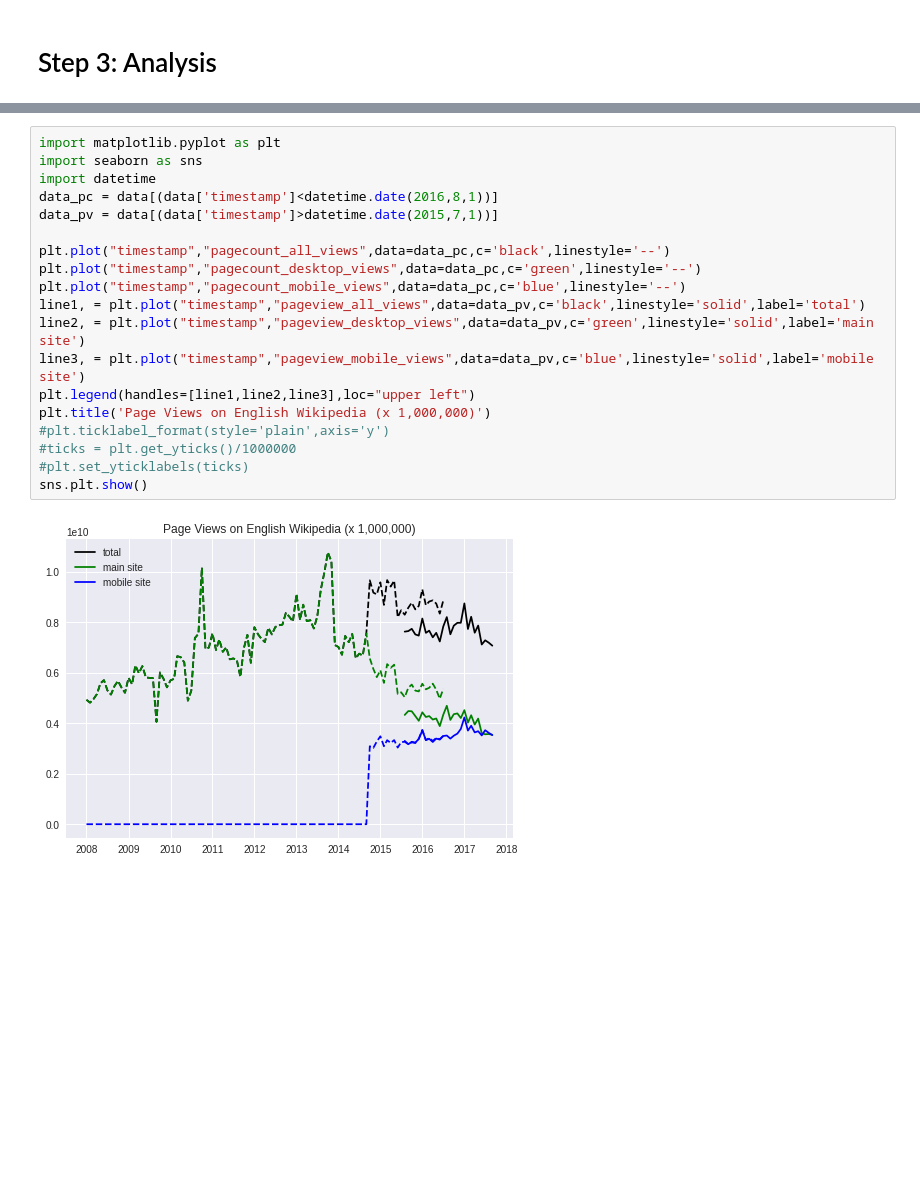
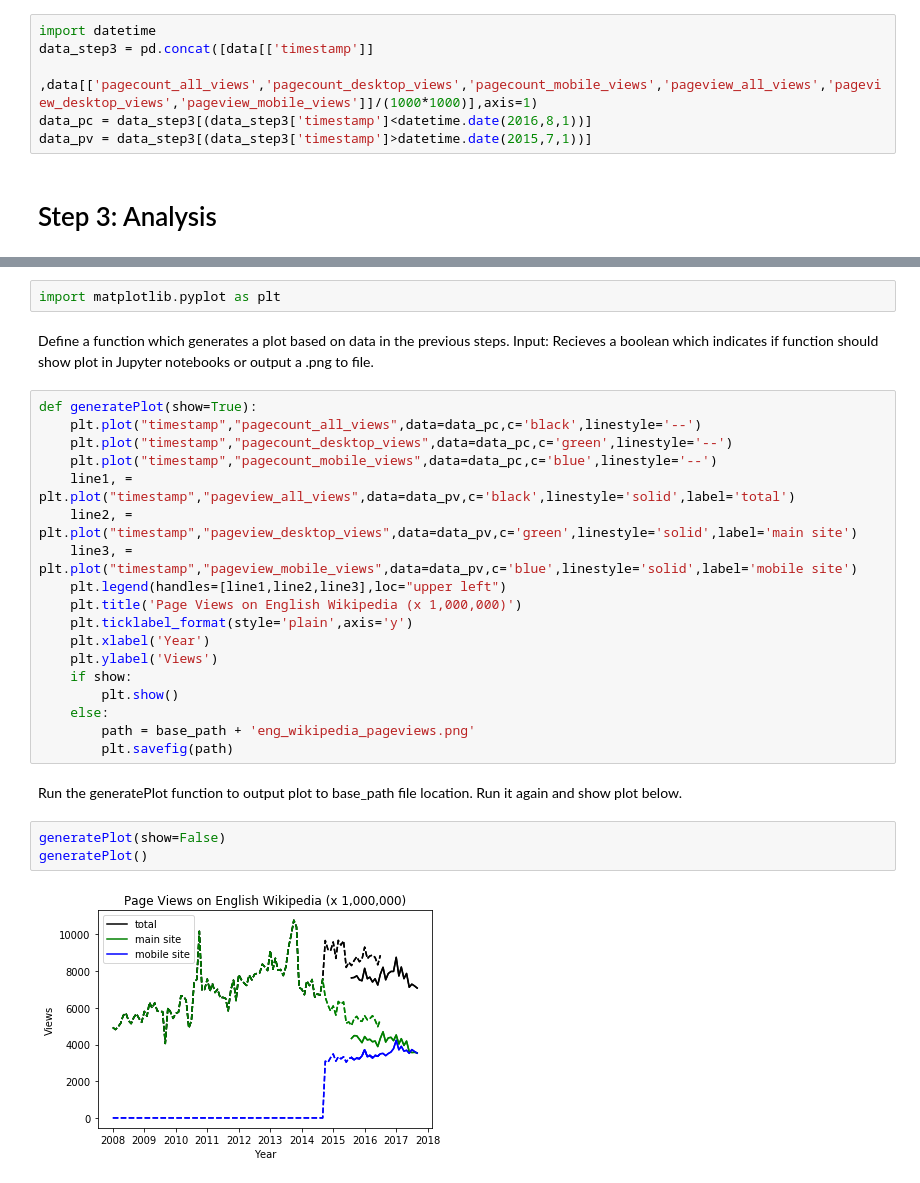
Before and after one commit to gdc3000/data-512-a1, a Jupyter notebook: hcds-a1-data-curation.ipynb, the cells around one changed output, grey strips where cells are left out. Cells and saved outputs as stored; diff of their text form; blank space fills up the shorter version.

Commit message:
Updated version of jupyter notebook

```diff
--- a/hcds-a1-data-curation.ipynb
+++ b/hcds-a1-data-curation.ipynb
@@ -153,2 +132,8 @@ path = 'C:/Users/geoffc.REDMOND/OneDrive/Data512'
+# %%
+import datetime
+data_step3 = pd.concat([data[['timestamp']]
+    ,data[['pagecount_all_views','pagecount_desktop_views','pagecount_mobile_views','pageview_all_views','pageview_desktop_views','pageview_mobile_views']]/(1000*1000)],axis=1)
+data_pc = data_step3[(data_step3['timestamp']<datetime.date(2016,8,1))]
+data_pv = data_step3[(data_step3['timestamp']>datetime.date(2015,7,1))]
 # %% [markdown]
 # Step 3: Analysis
@@ -176,21 +140,30 @@ data_pc
+# %%
+import matplotlib.pyplot as plt
+# %% [markdown]
+Define a function which generates a plot based on data in the previous steps.
+Input: Recieves a boolean which indicates if function should show plot in Jupyter notebooks or output a .png to file.
 # %%
-import matplotlib.pyplot as plt
-import seaborn as sns
-import datetime
-data_pc = data[(data['timestamp']<datetime.date(2016,8,1))]
-data_pv = data[(data['timestamp']>datetime.date(2015,7,1))]
-
-plt.plot("timestamp","pagecount_all_views",data=data_pc,c='black',linestyle='--')
-plt.plot("timestamp","pagecount_desktop_views",data=data_pc,c='green',linestyle='--')
-plt.plot("timestamp","pagecount_mobile_views",data=data_pc,c='blue',linestyle='--')
-line1, = plt.plot("timestamp","pageview_all_views",data=data_pv,c='black',linestyle='solid',label='total')
-line2, = plt.plot("timestamp","pageview_desktop_views",data=data_pv,c='green',linestyle='solid',label='main site')
-line3, = plt.plot("timestamp","pageview_mobile_views",data=data_pv,c='blue',linestyle='solid',label='mobile site')
-plt.legend(handles=[line1,line2,line3],loc="upper left")
-plt.title('Page Views on English Wikipedia (x 1,000,000)')
-#plt.ticklabel_format(style='plain',axis='y')
-#ticks = plt.get_yticks()/1000000
-#plt.set_yticklabels(ticks)
-sns.plt.show()
+def generatePlot(show=True):
+    plt.plot("timestamp","pagecount_all_views",data=data_pc,c='black',linestyle='--')
+    plt.plot("timestamp","pagecount_desktop_views",data=data_pc,c='green',linestyle='--')
+    plt.plot("timestamp","pagecount_mobile_views",data=data_pc,c='blue',linestyle='--')
+    line1, = plt.plot("timestamp","pageview_all_views",data=data_pv,c='black',linestyle='solid',label='total')
+    line2, = plt.plot("timestamp","pageview_desktop_views",data=data_pv,c='green',linestyle='solid',label='main site')
+    line3, = plt.plot("timestamp","pageview_mobile_views",data=data_pv,c='blue',linestyle='solid',label='mobile site')
+    plt.legend(handles=[line1,line2,line3],loc="upper left")
+    plt.title('Page Views on English Wikipedia (x 1,000,000)')
+    plt.ticklabel_format(style='plain',axis='y')
+    plt.xlabel('Year')
+    plt.ylabel('Views')
+    if show:
+        plt.show()
+    else:
+        path = base_path + 'eng_wikipedia_pageviews.png'
+        plt.savefig(path)
-# %% [output]
-[figure, removed]
+# %% [markdown]
+Run the generatePlot function to output plot to base_path file location. Run it again and show plot below.
+# %%
+generatePlot(show=False)
+generatePlot()
+# %% [output]
+[figure, added]
```
Also changed, not shown: parts of 34 cells of this notebook.
